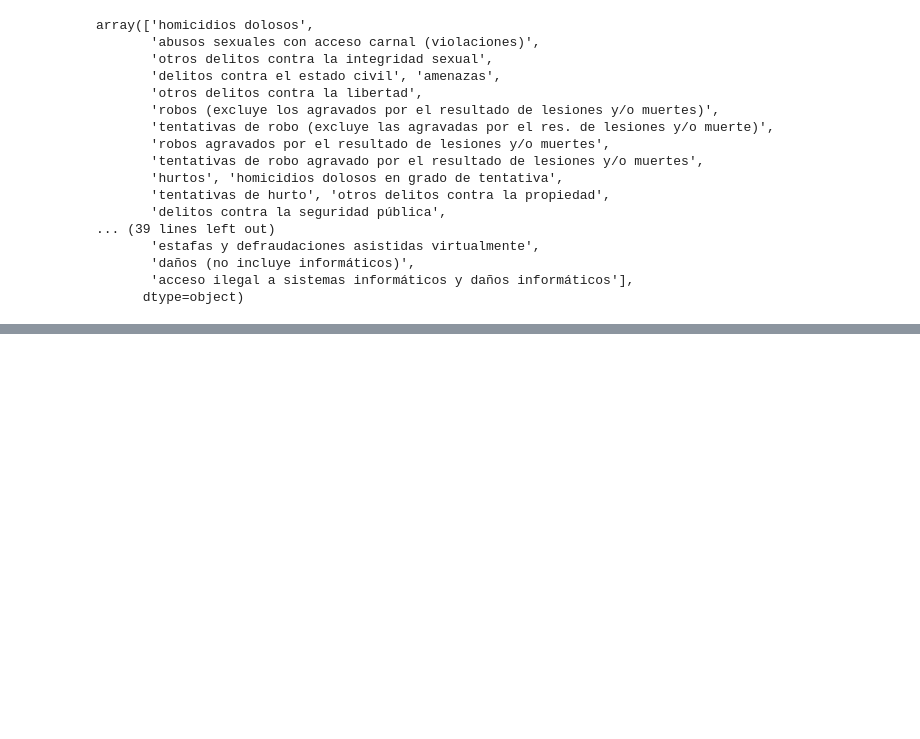
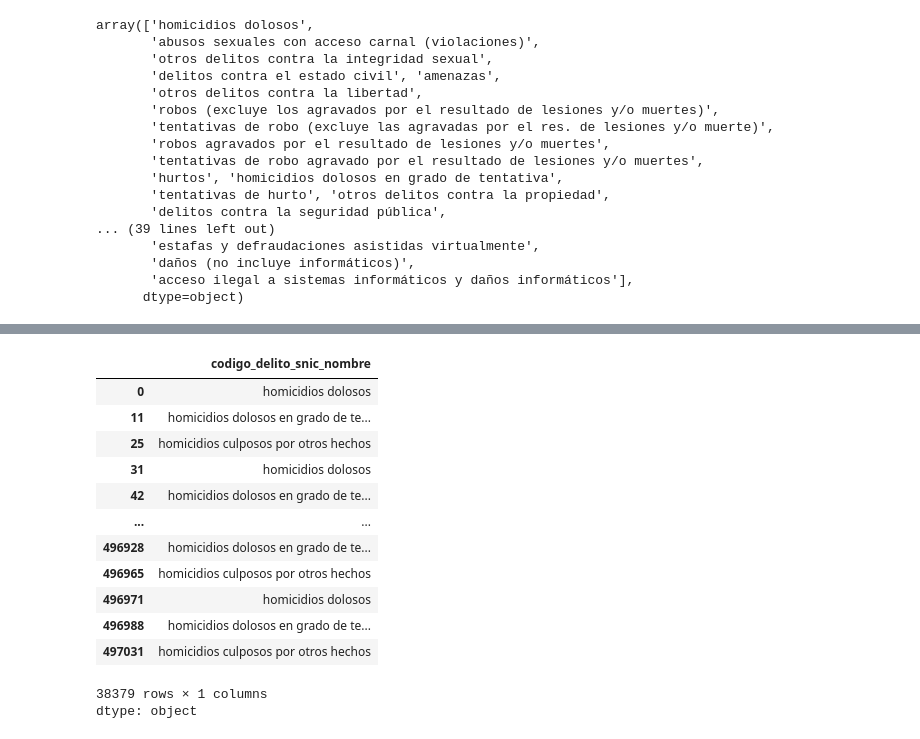
Before and after one commit to Sabri-Nang/analisis_datos, a Jupyter notebook: analisis_estadisticas_criminales.ipynb, the cells around one changed output, grey strips where cells are left out. Drawn from its saved outputs; the diff is of its cells as text; code cells hidden in the pictures; blank space fills up the shorter version.

```diff
--- a/analisis_estadisticas_criminales.ipynb
+++ b/analisis_estadisticas_criminales.ipynb
@@ -290,0 +299,18 @@ dtype: int64
+# %%
+# cuantos contienen la palabra homicidio
+df[df['codigo_delito_snic_nombre'].str.contains('homicidio')]['codigo_delito_snic_nombre']
+# %% [output]
+|  | codigo_delito_snic_nombre |
+| 0 | homicidios dolosos |
+| 11 | homicidios dolosos en grado de te... |
+| 25 | homicidios culposos por otros hechos |
+| 31 | homicidios dolosos |
+| 42 | homicidios dolosos en grado de te... |
+| ... | ... |
+| 496928 | homicidios dolosos en grado de te... |
+| 496965 | homicidios culposos por otros hechos |
+| 496971 | homicidios dolosos |
+| 496988 | homicidios dolosos en grado de te... |
+| 497031 | homicidios culposos por otros hechos |
+38379 rows × 1 columns
+dtype: object
```
Also changed, not shown: parts of 12 cells of this notebook.
